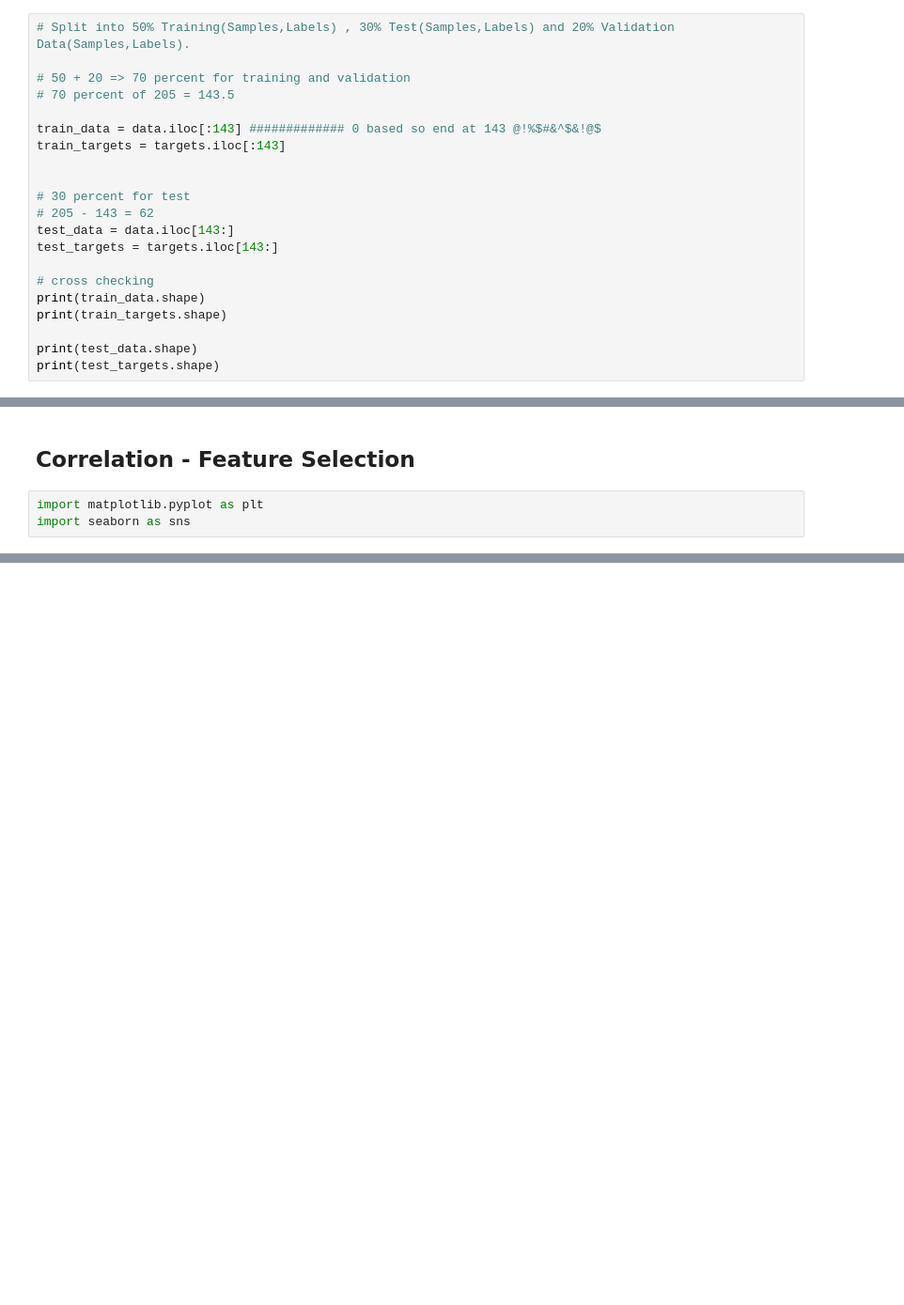
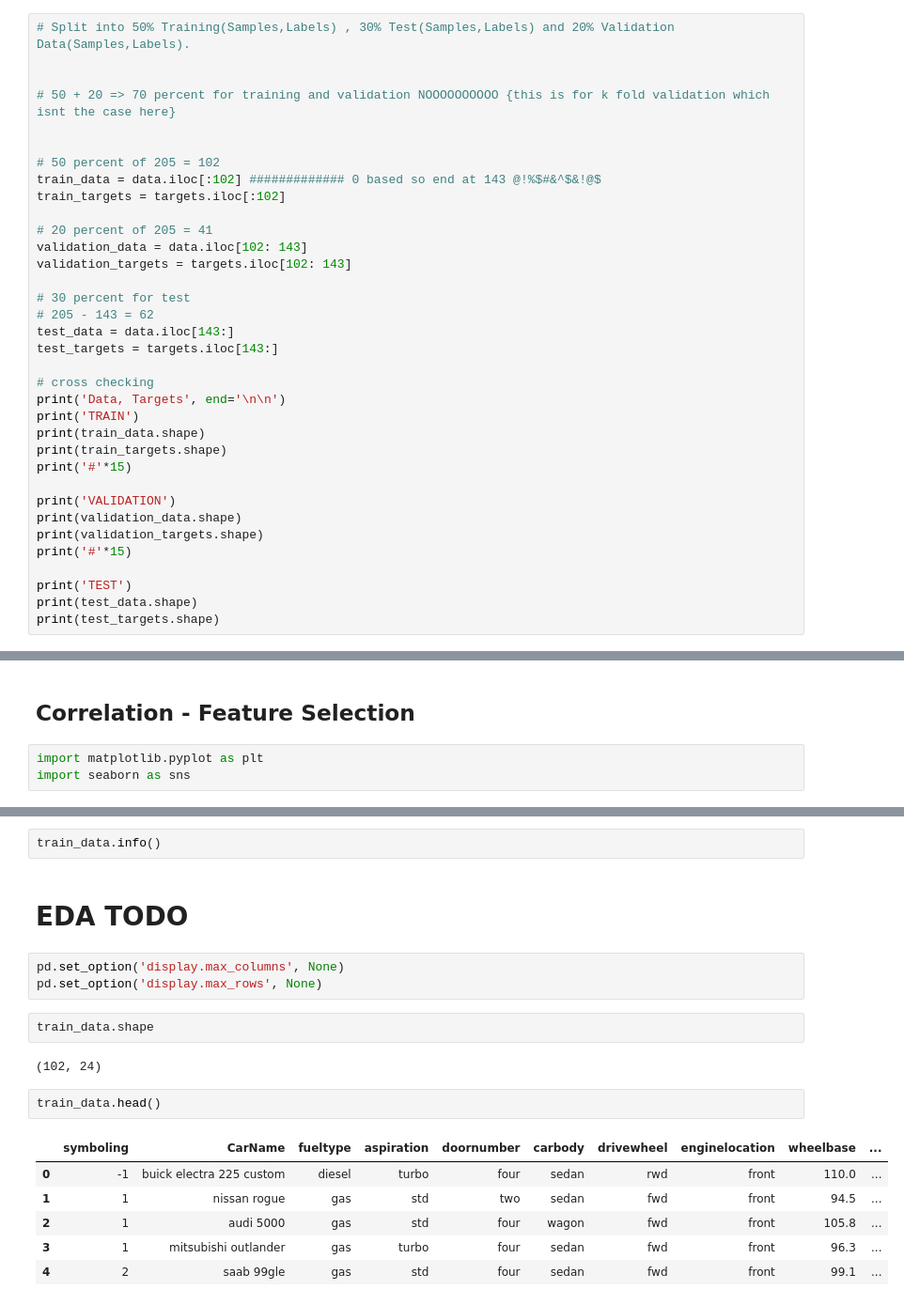
Before and after one commit to code-aesthete/AI-Q2-learning-resources, a Jupyter notebook: DLAssignments/Car Price Prediction assignment.ipynb, the cells around one changed output, grey strips where cells are left out. Shown at 94% size. Drawn from its saved outputs; the diff is of its cells as text; blank space fills up the shorter version.

```diff
--- a/DLAssignments/Car Price Prediction assignment.ipynb
+++ b/DLAssignments/Car Price Prediction assignment.ipynb
@@ -123,12 +132,17 @@ data
 # %%
 # Split into 50% Training(Samples,Labels) , 30% Test(Samples,Labels) and 20% Validation Data(Samples,Labels).
 
-# 50 + 20 => 70 percent for training and validation
-# 70 percent of 205 = 143.5
 
-train_data = data.iloc[:143] ############# 0 based so end at 143 @!%$#&^$&!@$
-train_targets = targets.iloc[:143]
+# 50 + 20 => 70 percent for training and validation NOOOOOOOOOO {this is for k fold validation which isnt the case here}
 
+
+# 50 percent of 205 = 102
+train_data = data.iloc[:102] ############# 0 based so end at 143 @!%$#&^$&!@$
+train_targets = targets.iloc[:102]
+
+# 20 percent of 205 = 41
+validation_data = data.iloc[102: 143]
+validation_targets = targets.iloc[102: 143]
 
 # 30 percent for test
 # 205 - 143 = 62
@@ -136,9 +150,18 @@ test_data = data.iloc[143:]
 test_targets = targets.iloc[143:]
 
 # cross checking
+print('Data, Targets', end='\n\n')
+print('TRAIN')
 print(train_data.shape)
 print(train_targets.shape)
+print('#'*15)
 
+print('VALIDATION')
+print(validation_data.shape)
+print(validation_targets.shape)
+print('#'*15)
+
+print('TEST')
 print(test_data.shape)
 print(test_targets.shape)
 # %% [output]
@@ -207,0 +218,20 @@ x.corr()>0.85
+# %%
+train_data.info()
+# %% [markdown]
+# EDA TODO
+# %%
+pd.set_option('display.max_columns', None)
+pd.set_option('display.max_rows', None)
+# %%
+train_data.shape
+# %% [output]
+(102, 24)
+# %%
+train_data.head()
+# %% [output]
+|  | symboling | CarName | fueltype | aspiration | doornumber | carbody | drivewheel | enginelocation | wheelbase | ... |
+| 0 | -1 | buick electra 225 custom | diesel | turbo | four | sedan | rwd | front | 110.0 | ... |
+| 1 | 1 | nissan rogue | gas | std | two | sedan | fwd | front | 94.5 | ... |
+| 2 | 1 | audi 5000 | gas | std | four | wagon | fwd | front | 105.8 | ... |
+| 3 | 1 | mitsubishi outlander | gas | turbo | four | sedan | fwd | front | 96.3 | ... |
+| 4 | 2 | saab 99gle | gas | std | four | sedan | fwd | front | 99.1 | ... |
```
Also changed, not shown: parts of 36 cells of this notebook.
